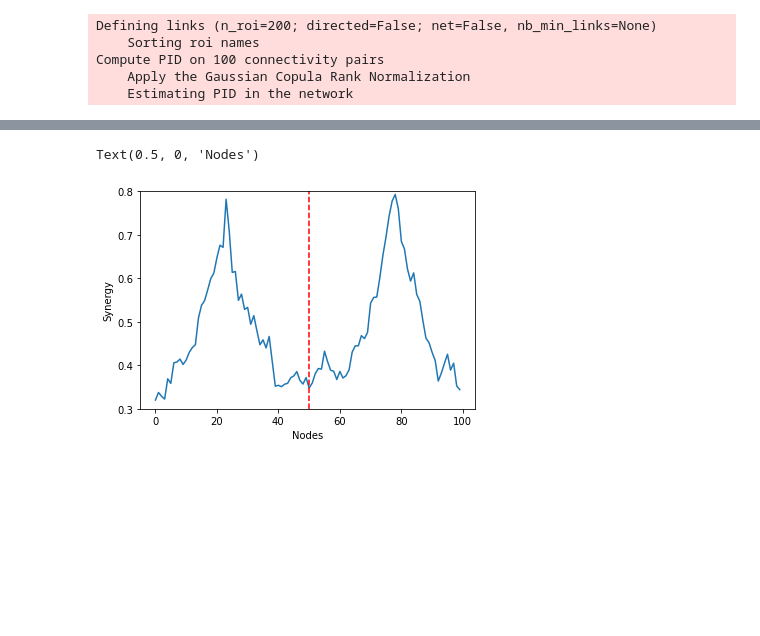
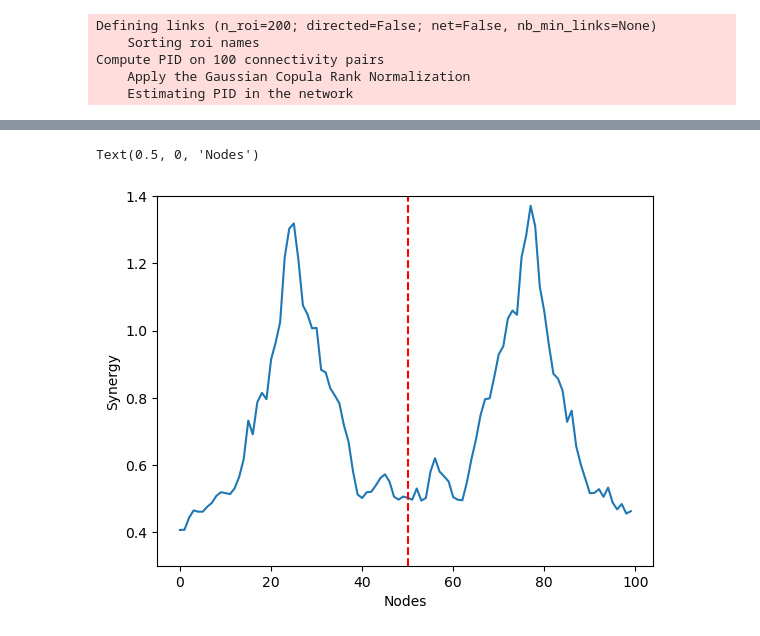
Before and after one commit to brainets/IPP_PAPER, a Jupyter notebook: notebooks/2. Two Rings Model.ipynb, the cells around one changed output, grey strips where cells are left out. Drawn from its saved outputs; the diff is of its cells as text; code cells hidden in the pictures; blank space fills up the shorter version.

```diff
--- a/notebooks/2. Two Rings Model.ipynb
+++ b/notebooks/2. Two Rings Model.ipynb
@@ -294,7 +294,7 @@ R2 = xr.concat(R2, "trials").assign_coords({"trials": range(len(Spos) * 100)})
 # %%
 from src.infodyn.conn_pid import conn_pid
 # %%
-stim = np.repeat(Spos, 100)
+stim = np.repeat(Spos, 300)
 # %%
 nodes1 = [f"{i}_1" for i in range(100)]
 nodes2 = [f"{i}_2" for i in range(100)]
@@ -305,14 +305,24 @@ R2 = R2.assign_coords({"nodes": nodes2})
 R = xr.concat((R1, R2), "nodes")
 # %%
 pairs = np.stack((range(100), range(100, 200)), 1)
+# %%
+def fix_frites(func):  # noqa
+    def _fix(*args, **kwargs):
+        try:
+            return func(*args, **kwargs)
+        except:
+            return 0
+    return _fix
+# %%
+conn_pid = fix_frites(conn_pid)
 # %%
 mi_node, unique, infotot, redundancy, synergy = conn_pid(
     R.transpose("trials", "nodes", "times"),
-    y,
+    stim,
     roi="nodes",
     times="times",
     mi_type="cd",
-    dt=5,
+    dt=10,
     verbose=True, pairs = pairs,
     directed=False
 )
@@ -374,9 +384,9 @@ plt.colorbar()
 # %%
 plt.plot(synergy.mean("times"))
-plt.vlines(50, 0.3, 0.8, "r", "--")
-plt.ylim(0.3, 0.8)
+plt.vlines(50, 0.3, 1.4, "r", "--")
+plt.ylim(0.3, 1.4)
 plt.ylabel("Synergy")
 plt.xlabel("Nodes")
 # %% [output]
 Text(0.5, 0, 'Nodes')
-[figure, old version]
+[figure, new version]
```
Also changed, not shown: parts of 6 cells of this notebook.
